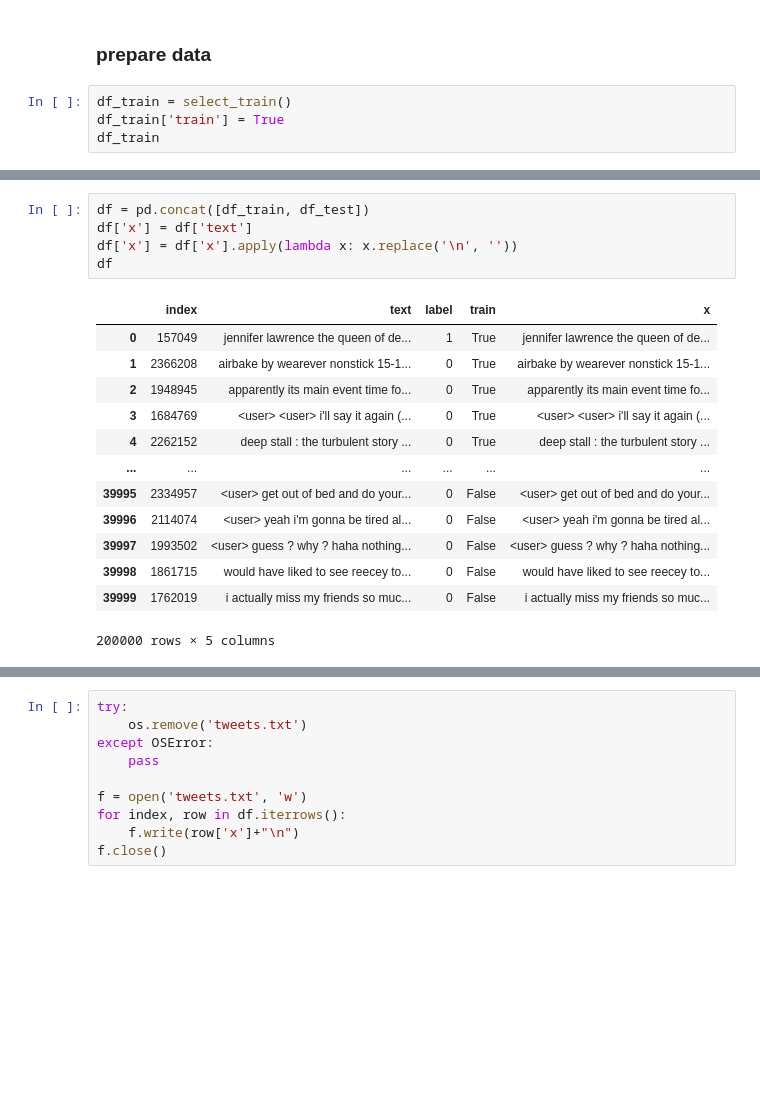
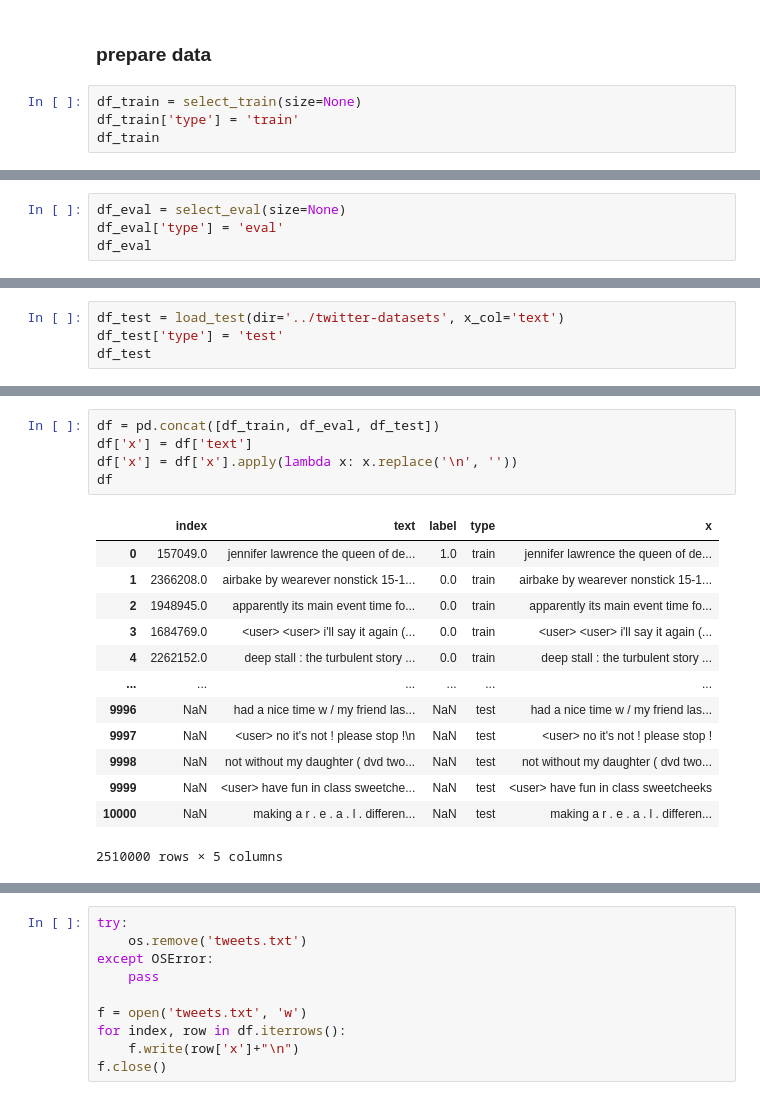
Before and after one commit to franznowak/twitter-sentiment-classification, a Jupyter notebook: clustering+bert/ClusteringWithFasttext.ipynb, the cells around one changed output, grey strips where cells are left out. Drawn from its saved outputs; the diff is of its cells as text; blank space fills up the shorter version.

```diff
--- a/clustering+bert/ClusteringWithFasttext.ipynb
+++ b/clustering+bert/ClusteringWithFasttext.ipynb
@@ -28,7 +27,7 @@ from preprocessing import preprocess
 # %% [markdown]
 ### prepare data
 # %%
-df_train = select_train()
-df_train['train'] = True
+df_train = select_train(size=None)
+df_train['type'] = 'train'
 df_train
 # %% [output]
@@ -65,0 +47,4 @@ df_test
+# %%
+df_eval = select_eval(size=None)
+df_eval['type'] = 'eval'
+df_eval
@@ -65,0 +65,4 @@ df_test
+# %%
+df_test = load_test(dir='../twitter-datasets', x_col='text')
+df_test['type'] = 'test'
+df_test
@@ -66,22 +83,22 @@ df_test
 # %%
-df = pd.concat([df_train, df_test])
+df = pd.concat([df_train, df_eval, df_test])
 df['x'] = df['text']
 df['x'] = df['x'].apply(lambda x: x.replace('\n', ''))
 df
 # %% [output]
-|  | index | text | label | train | x |
-| 0 | 157049 | jennifer lawrence the queen of de... | 1 | True | jennifer lawrence the queen of de... |
-| 1 | 2366208 | airbake by wearever nonstick 15-1... | 0 | True | airbake by wearever nonstick 15-1... |
-| 2 | 1948945 | apparently its main event time fo... | 0 | True | apparently its main event time fo... |
-| 3 | 1684769 | <user> <user> i'll say it again (... | 0 | True | <user> <user> i'll say it again (... |
-| 4 | 2262152 | deep stall : the turbulent story ... | 0 | True | deep stall : the turbulent story ... |
+|  | index | text | label | type | x |
+| 0 | 157049.0 | jennifer lawrence the queen of de... | 1.0 | train | jennifer lawrence the queen of de... |
+| 1 | 2366208.0 | airbake by wearever nonstick 15-1... | 0.0 | train | airbake by wearever nonstick 15-1... |
+| 2 | 1948945.0 | apparently its main event time fo... | 0.0 | train | apparently its main event time fo... |
+| 3 | 1684769.0 | <user> <user> i'll say it again (... | 0.0 | train | <user> <user> i'll say it again (... |
+| 4 | 2262152.0 | deep stall : the turbulent story ... | 0.0 | train | deep stall : the turbulent story ... |
 | ... | ... | ... | ... | ... | ... |
-| 39995 | 2334957 | <user> get out of bed and do your... | 0 | False | <user> get out of bed and do your... |
-| 39996 | 2114074 | <user> yeah i'm gonna be tired al... | 0 | False | <user> yeah i'm gonna be tired al... |
-| 39997 | 1993502 | <user> guess ? why ? haha nothing... | 0 | False | <user> guess ? why ? haha nothing... |
-| 39998 | 1861715 | would have liked to see reecey to... | 0 | False | would have liked to see reecey to... |
-| 39999 | 1762019 | i actually miss my friends so muc... | 0 | False | i actually miss my friends so muc... |
+| 9996 | NaN | had a nice time w / my friend las... | NaN | test | had a nice time w / my friend las... |
+| 9997 | NaN | <user> no it's not ! please stop !\n | NaN | test | <user> no it's not ! please stop ! |
+| 9998 | NaN | not without my daughter ( dvd two... | NaN | test | not without my daughter ( dvd two... |
+| 9999 | NaN | <user> have fun in class sweetche... | NaN | test | <user> have fun in class sweetcheeks |
+| 10000 | NaN | making a r . e . a . l . differen... | NaN | test | making a r . e . a . l . differen... |
-200000 rows × 5 columns
+2510000 rows × 5 columns
 # %%
 PREPROCESSING = {'remove_tags': True}
 
```
Also changed, not shown: parts of 17 cells of this notebook, 3 other files.
